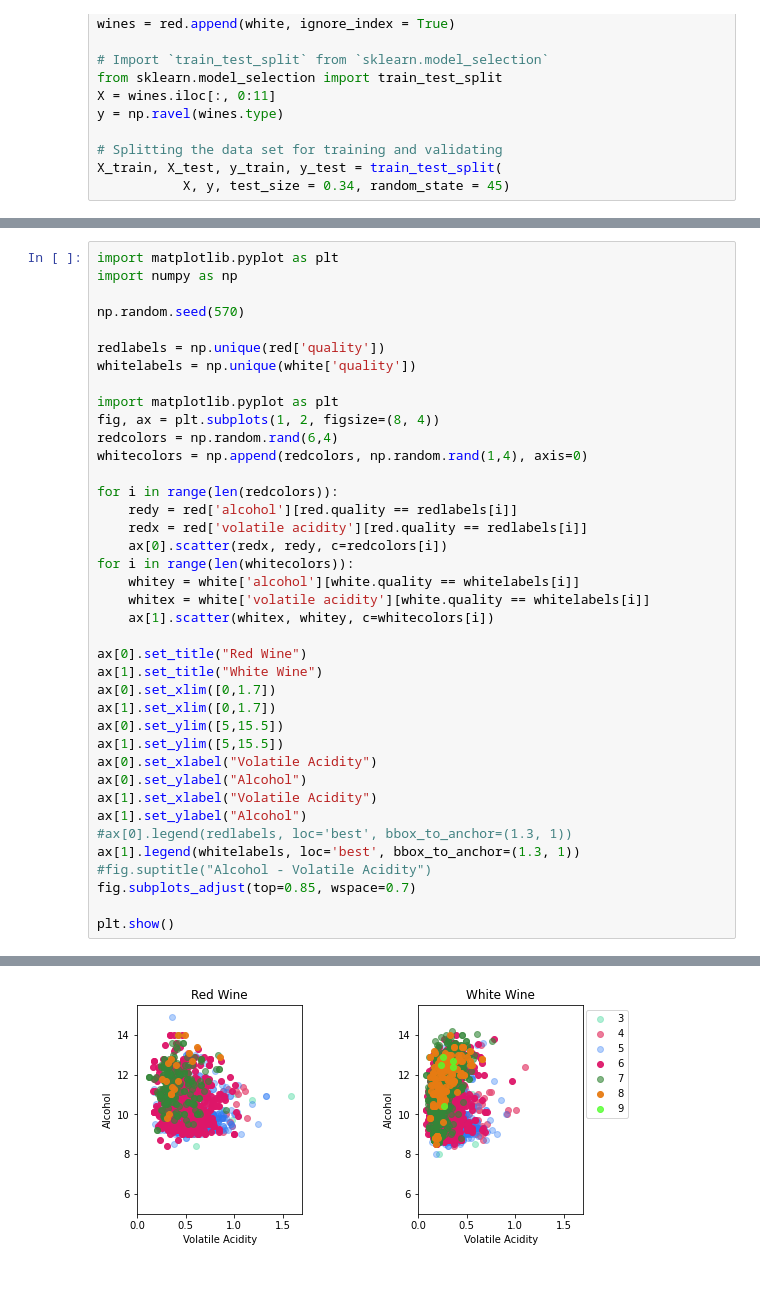
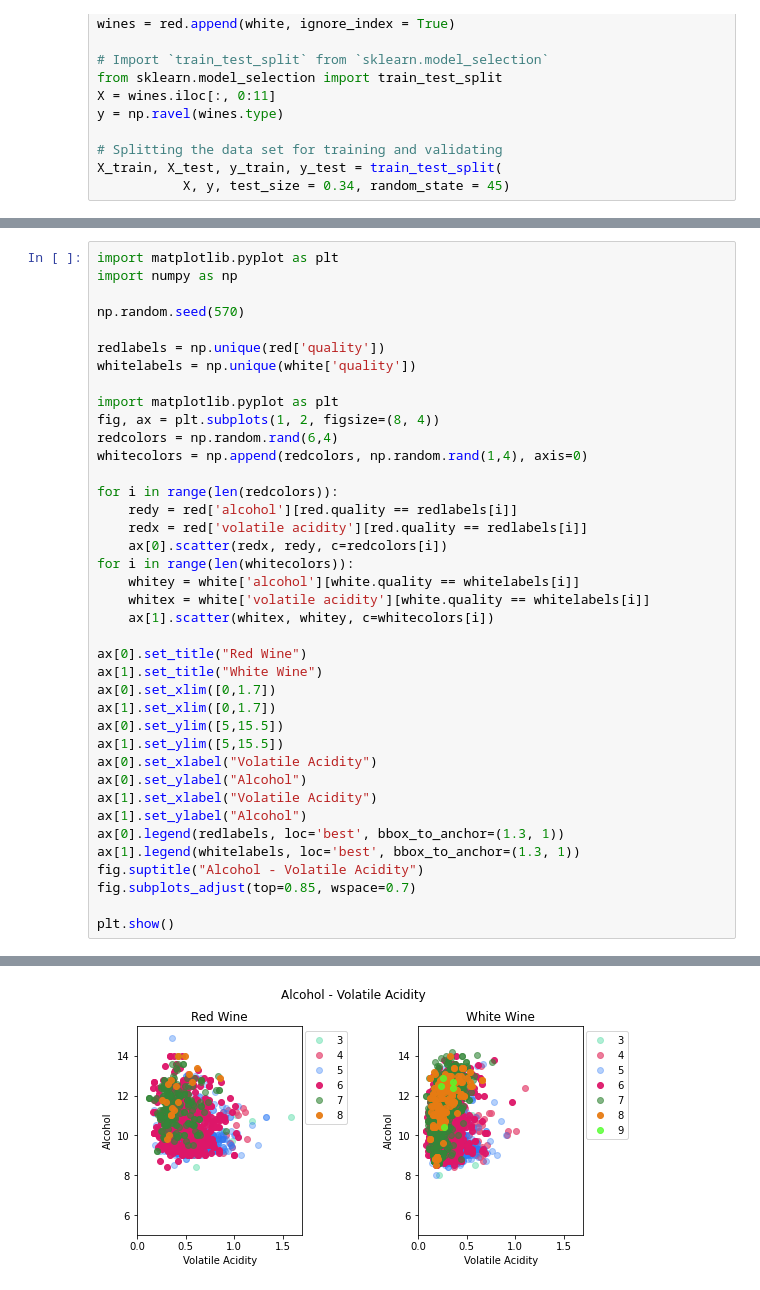
Before and after one commit to knakjbdhjahh/Comparison-ML-DL-performance-accuracy-for-wine-quality-features-, a Jupyter notebook: RedWhitewine-DLtechnique.ipynb, the cells around one changed output, grey strips where cells are left out. Cells and saved outputs as stored; diff of their text form.

```diff
--- a/RedWhitewine-DLtechnique.ipynb
+++ b/RedWhitewine-DLtechnique.ipynb
@@ -225,36 +218,36 @@ for i in range(len(whitecolors)):
     ax[1].scatter(whitex, whitey, c=whitecolors[i])
 
 ax[0].set_title("Red Wine")
 ax[1].set_title("White Wine")
 ax[0].set_xlim([0,1.7])
 ax[1].set_xlim([0,1.7])
 ax[0].set_ylim([5,15.5])
 ax[1].set_ylim([5,15.5])
 ax[0].set_xlabel("Volatile Acidity")
 ax[0].set_ylabel("Alcohol")
 ax[1].set_xlabel("Volatile Acidity")
 ax[1].set_ylabel("Alcohol")
-#ax[0].legend(redlabels, loc='best', bbox_to_anchor=(1.3, 1))
+ax[0].legend(redlabels, loc='best', bbox_to_anchor=(1.3, 1))
 ax[1].legend(whitelabels, loc='best', bbox_to_anchor=(1.3, 1))
-#fig.suptitle("Alcohol - Volatile Acidity")
+fig.suptitle("Alcohol - Volatile Acidity")
 fig.subplots_adjust(top=0.85, wspace=0.7)
 
 plt.show()
 # %% [output]
 *c* argument looks like a single numeric RGB or RGBA sequence, which should be avoided as value-mapping will have precedence in case its length matches with *x* & *y*.  Please use the *color* keyword- ...
 *c* argument looks like a single numeric RGB or RGBA sequence, which should be avoided as value-mapping will have precedence in case its length matches with *x* & *y*.  Please use the *color* keyword- ...
 *c* argument looks like a single numeric RGB or RGBA sequence, which should be avoided as value-mapping will have precedence in case its length matches with *x* & *y*.  Please use the *color* keyword- ...
 *c* argument looks like a single numeric RGB or RGBA sequence, which should be avoided as value-mapping will have precedence in case its length matches with *x* & *y*.  Please use the *color* keyword- ...
 *c* argument looks like a single numeric RGB or RGBA sequence, which should be avoided as value-mapping will have precedence in case its length matches with *x* & *y*.  Please use the *color* keyword- ...
 *c* argument looks like a single numeric RGB or RGBA sequence, which should be avoided as value-mapping will have precedence in case its length matches with *x* & *y*.  Please use the *color* keyword- ...
 *c* argument looks like a single numeric RGB or RGBA sequence, which should be avoided as value-mapping will have precedence in case its length matches with *x* & *y*.  Please use the *color* keyword- ...
 *c* argument looks like a single numeric RGB or RGBA sequence, which should be avoided as value-mapping will have precedence in case its length matches with *x* & *y*.  Please use the *color* keyword- ...
 *c* argument looks like a single numeric RGB or RGBA sequence, which should be avoided as value-mapping will have precedence in case its length matches with *x* & *y*.  Please use the *color* keyword- ...
 *c* argument looks like a single numeric RGB or RGBA sequence, which should be avoided as value-mapping will have precedence in case its length matches with *x* & *y*.  Please use the *color* keyword- ...
 *c* argument looks like a single numeric RGB or RGBA sequence, which should be avoided as value-mapping will have precedence in case its length matches with *x* & *y*.  Please use the *color* keyword- ...
 *c* argument looks like a single numeric RGB or RGBA sequence, which should be avoided as value-mapping will have precedence in case its length matches with *x* & *y*.  Please use the *color* keyword- ...
 *c* argument looks like a single numeric RGB or RGBA sequence, which should be avoided as value-mapping will have precedence in case its length matches with *x* & *y*.  Please use the *color* keyword- ...
-[figure, old version]
+[figure, new version]
 # %%
 import matplotlib.pyplot as plt
 import numpy as np
```
Also changed, not shown: parts of 14 cells of this notebook.
